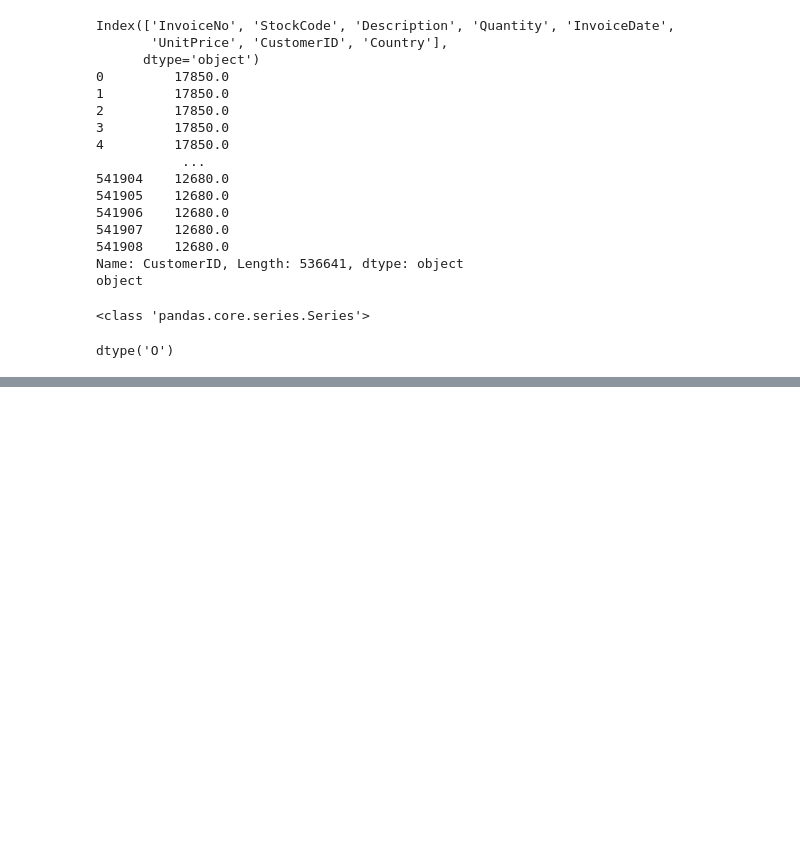
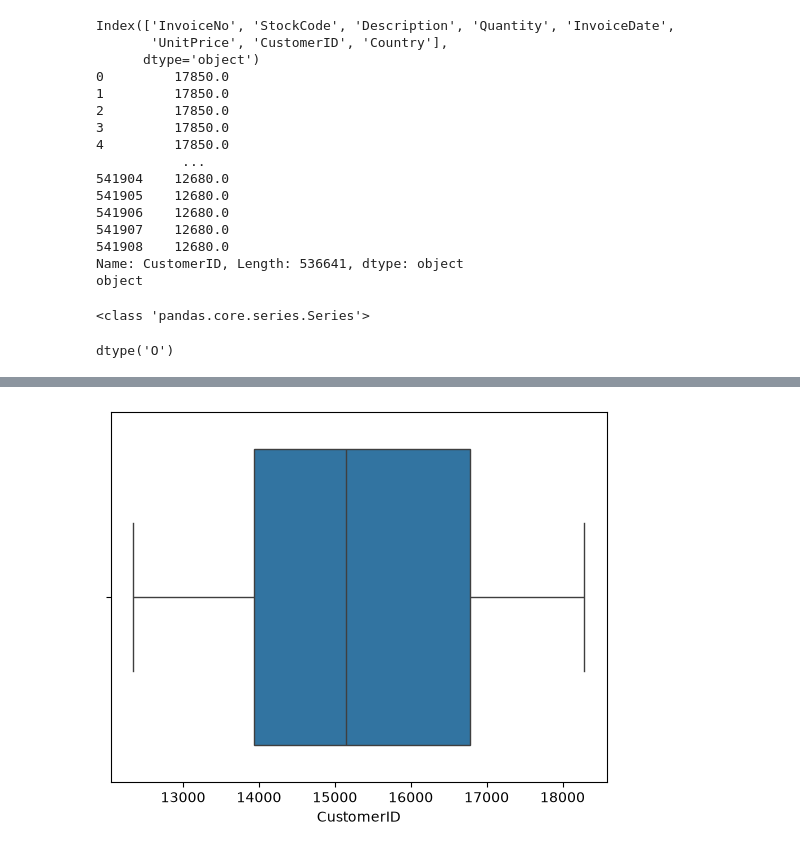
Before and after one commit to kanishkksinghh/Exploratory-Data-Anaylsis, a Jupyter notebook: notebooks/ecommerce_sales.ipynb, the cells around one changed output, grey strips where cells are left out. Drawn from its saved outputs; the diff is of its cells as text; code cells hidden in the pictures; blank space fills up the shorter version.

```diff
--- a/notebooks/ecommerce_sales.ipynb
+++ b/notebooks/ecommerce_sales.ipynb
@@ -194,0 +226,9 @@ high_sales = df[df["CustomerID"] > 18000]
+# %%
+sns.boxplot(
+    data=df,
+    x = "CustomerID"
+)
+
+plt.show()
+# %% [output]
+[figure, added]
```
Also changed, not shown: parts of 10 cells of this notebook.
